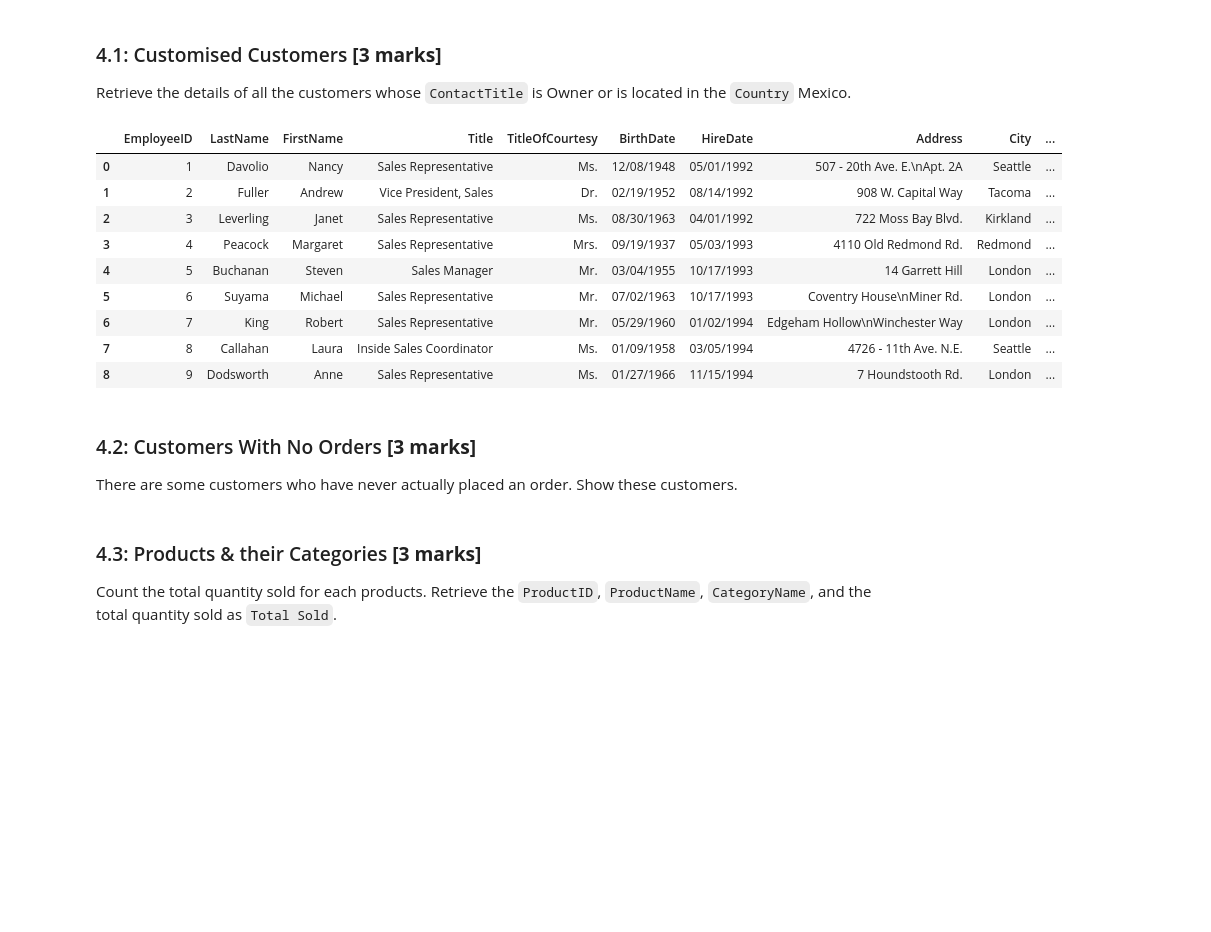
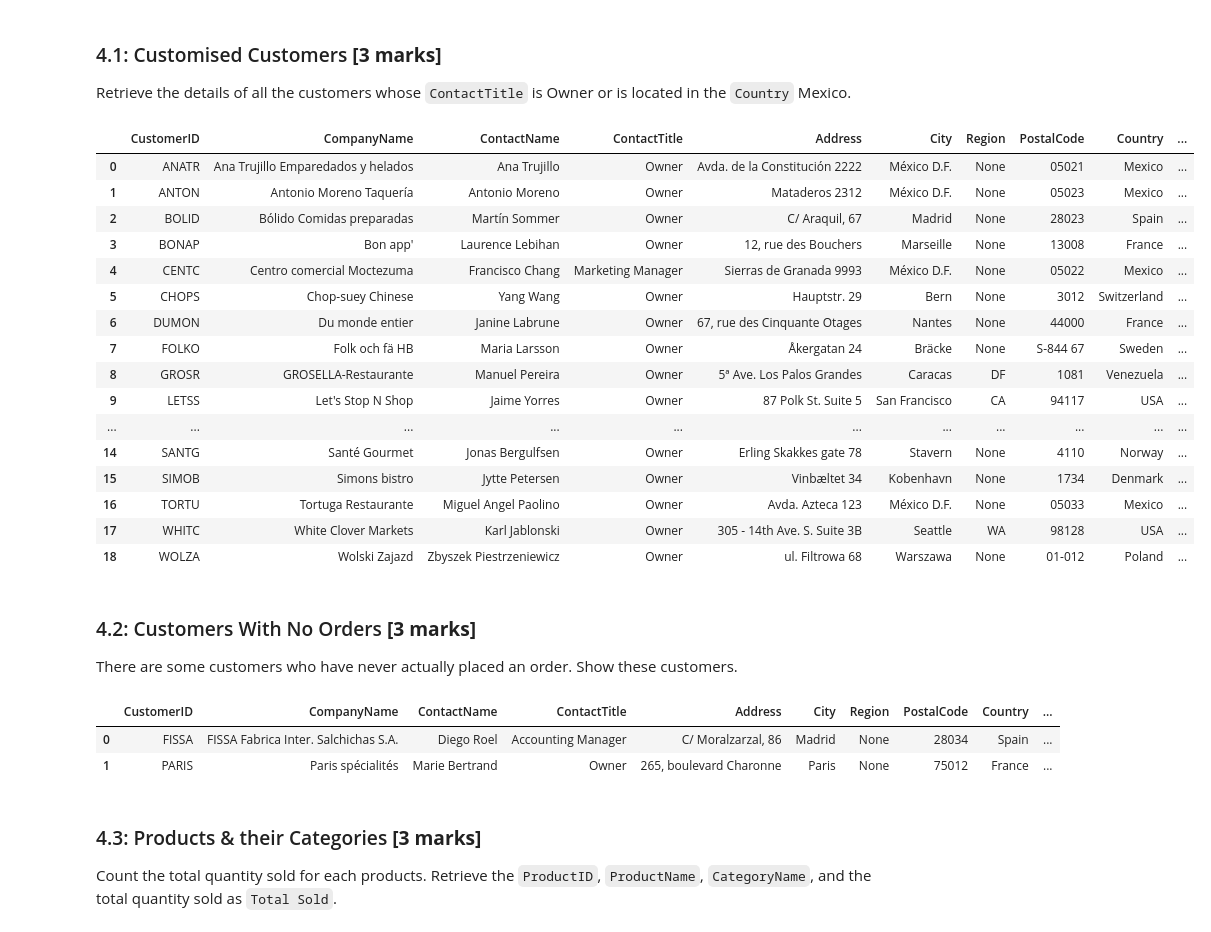
Before and after one commit to Vesper-Lin/comp2420-2021-ass2, a Jupyter notebook: Assignment 2.ipynb, the cells around one changed output. Drawn from its saved outputs; the diff is of its cells as text; code cells hidden in the pictures; blank space fills up the shorter version.

```diff
--- a/Assignment 2.ipynb
+++ b/Assignment 2.ipynb
@@ -1079,31 +1079,50 @@ Retrieve the details of all the customers whose `ContactTitle` is Owner or is lo
 # %%
 # YOUR CODE HERE
 # (ANY ADDITIONAL CELLS AS REQUIRED)
 
 execute_sql(
     """
 
-    SELECT * FROM Employees;
+    select * from Customers where ContactTitle = 'Owner' or Country = 'Mexico';
 
     """
 )
 # %% [output]
-|  | EmployeeID | LastName | FirstName | Title | TitleOfCourtesy | BirthDate | HireDate | Address | City | ... |
-| 0 | 1 | Davolio | Nancy | Sales Representative | Ms. | 12/08/1948 | 05/01/1992 | 507 - 20th Ave. E.\nApt. 2A | Seattle | ... |
-| 1 | 2 | Fuller | Andrew | Vice President, Sales | Dr. | 02/19/1952 | 08/14/1992 | 908 W. Capital Way | Tacoma | ... |
-| 2 | 3 | Leverling | Janet | Sales Representative | Ms. | 08/30/1963 | 04/01/1992 | 722 Moss Bay Blvd. | Kirkland | ... |
-| 3 | 4 | Peacock | Margaret | Sales Representative | Mrs. | 09/19/1937 | 05/03/1993 | 4110 Old Redmond Rd. | Redmond | ... |
-| 4 | 5 | Buchanan | Steven | Sales Manager | Mr. | 03/04/1955 | 10/17/1993 | 14 Garrett Hill | London | ... |
-| 5 | 6 | Suyama | Michael | Sales Representative | Mr. | 07/02/1963 | 10/17/1993 | Coventry House\nMiner Rd. | London | ... |
-| 6 | 7 | King | Robert | Sales Representative | Mr. | 05/29/1960 | 01/02/1994 | Edgeham Hollow\nWinchester Way | London | ... |
-| 7 | 8 | Callahan | Laura | Inside Sales Coordinator | Ms. | 01/09/1958 | 03/05/1994 | 4726 - 11th Ave. N.E. | Seattle | ... |
-| 8 | 9 | Dodsworth | Anne | Sales Representative | Ms. | 01/27/1966 | 11/15/1994 | 7 Houndstooth Rd. | London | ... |
+|  | CustomerID | CompanyName | ContactName | ContactTitle | Address | City | Region | PostalCode | Country | ... |
+| 0 | ANATR | Ana Trujillo Emparedados y helados | Ana Trujillo | Owner | Avda. de la Constitución 2222 | México D.F. | None | 05021 | Mexico | ... |
+| 1 | ANTON | Antonio Moreno Taquería | Antonio Moreno | Owner | Mataderos 2312 | México D.F. | None | 05023 | Mexico | ... |
+| 2 | BOLID | Bólido Comidas preparadas | Martín Sommer | Owner | C/ Araquil, 67 | Madrid | None | 28023 | Spain | ... |
+| 3 | BONAP | Bon app' | Laurence Lebihan | Owner | 12, rue des Bouchers | Marseille | None | 13008 | France | ... |
+| 4 | CENTC | Centro comercial Moctezuma | Francisco Chang | Marketing Manager | Sierras de Granada 9993 | México D.F. | None | 05022 | Mexico | ... |
+| 5 | CHOPS | Chop-suey Chinese | Yang Wang | Owner | Hauptstr. 29 | Bern | None | 3012 | Switzerland | ... |
+| 6 | DUMON | Du monde entier | Janine Labrune | Owner | 67, rue des Cinquante Otages | Nantes | None | 44000 | France | ... |
+| 7 | FOLKO | Folk och fä HB | Maria Larsson | Owner | Åkergatan 24 | Bräcke | None | S-844 67 | Sweden | ... |
+| 8 | GROSR | GROSELLA-Restaurante | Manuel Pereira | Owner | 5ª Ave. Los Palos Grandes | Caracas | DF | 1081 | Venezuela | ... |
+| 9 | LETSS | Let's Stop N Shop | Jaime Yorres | Owner | 87 Polk St. Suite 5 | San Francisco | CA | 94117 | USA | ... |
+| ... | ... | ... | ... | ... | ... | ... | ... | ... | ... | ... |
+| 14 | SANTG | Santé Gourmet | Jonas Bergulfsen | Owner | Erling Skakkes gate 78 | Stavern | None | 4110 | Norway | ... |
+| 15 | SIMOB | Simons bistro | Jytte Petersen | Owner | Vinbæltet 34 | Kobenhavn | None | 1734 | Denmark | ... |
+| 16 | TORTU | Tortuga Restaurante | Miguel Angel Paolino | Owner | Avda. Azteca 123 | México D.F. | None | 05033 | Mexico | ... |
+| 17 | WHITC | White Clover Markets | Karl Jablonski | Owner | 305 - 14th Ave. S. Suite 3B | Seattle | WA | 98128 | USA | ... |
+| 18 | WOLZA | Wolski Zajazd | Zbyszek Piestrzeniewicz | Owner | ul. Filtrowa 68 | Warszawa | None | 01-012 | Poland | ... |
 # %% [markdown]
 ### 4.2: Customers With No Orders <span style= 'float: right;'><b>[3 marks]</b></span>
 There are some customers who have never actually placed an order. Show these customers.
 # %%
 # YOUR CODE HERE
 # (ANY ADDITIONAL CELLS AS REQUIRED)
+
+execute_sql(
+    """
+
+    select * from Customers where CustomerID not in (select CustomerID from Orders);
+
+    """
+)
+# %% [output]
+|  | CustomerID | CompanyName | ContactName | ContactTitle | Address | City | Region | PostalCode | Country | ... |
+| 0 | FISSA | FISSA Fabrica Inter. Salchichas S.A. | Diego Roel | Accounting Manager | C/ Moralzarzal, 86 | Madrid | None | 28034 | Spain | ... |
+| 1 | PARIS | Paris spécialités | Marie Bertrand | Owner | 265, boulevard Charonne | Paris | None | 75012 | France | ... |
 # %% [markdown]
 ### 4.3: Products & their Categories <span style= 'float: right;'><b>[3 marks]</b></span>
 
```
Also changed, not shown: parts of 8 cells of this notebook.
